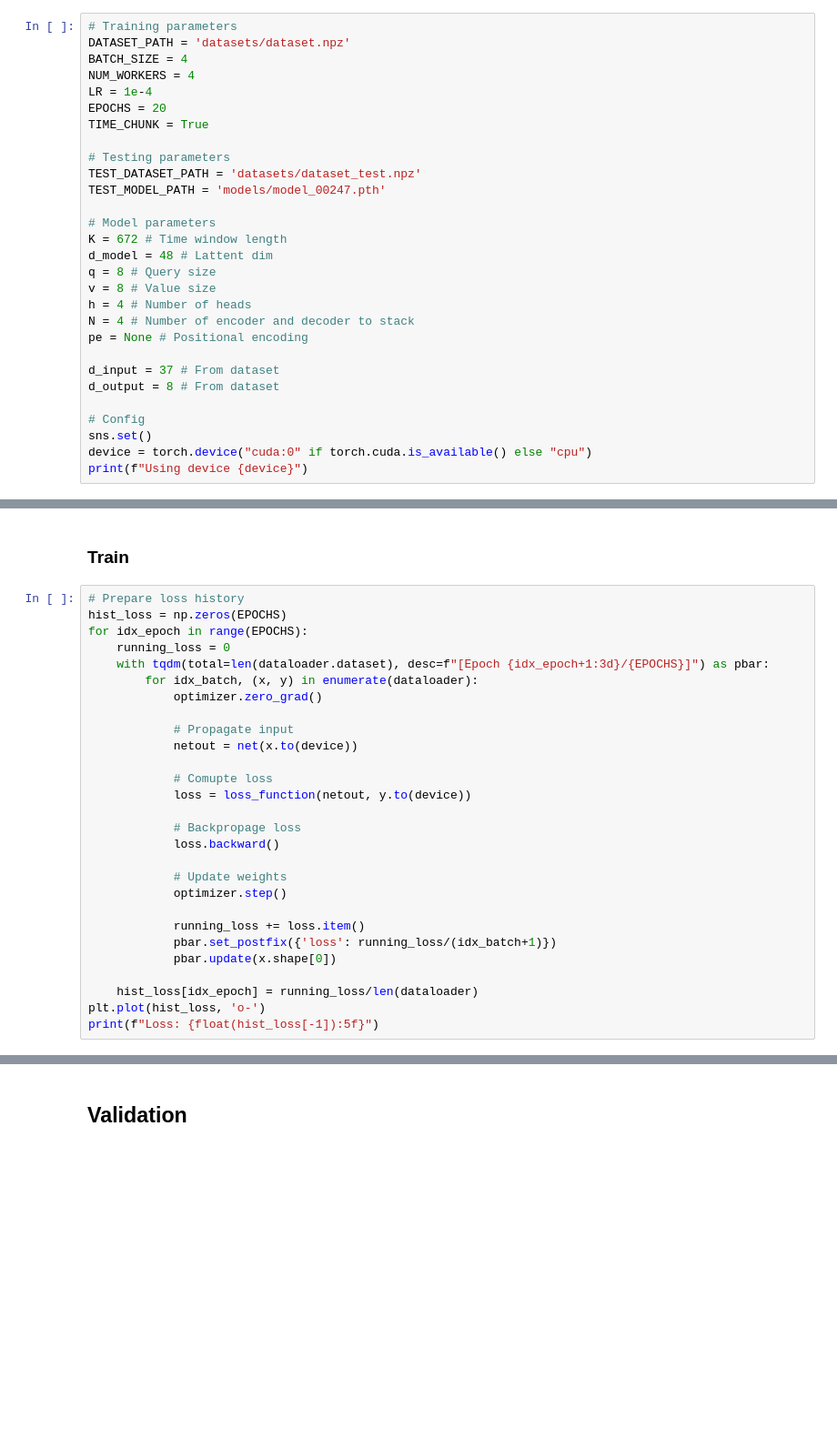
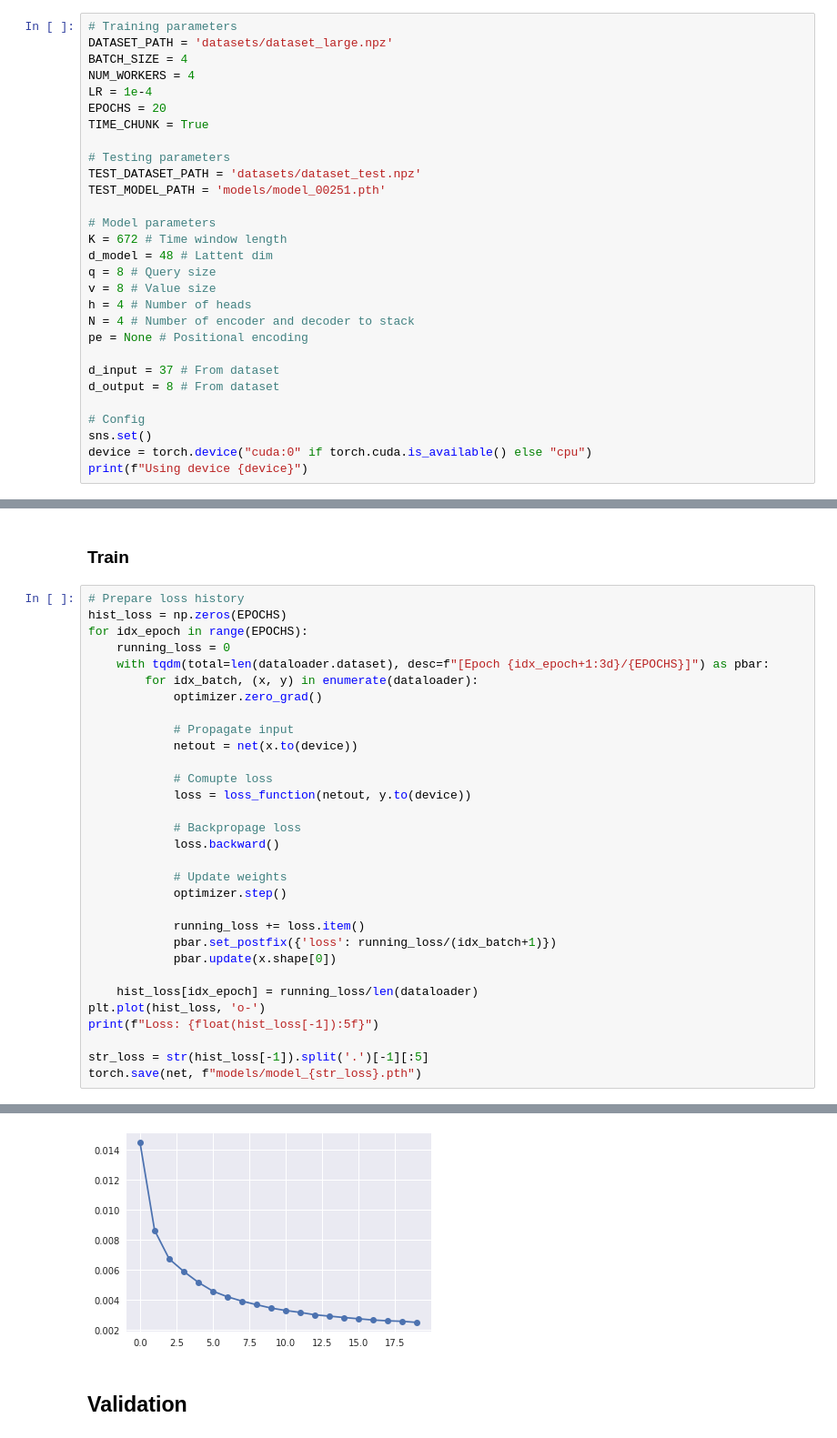
Before and after one commit to maxjcohen/transformer, a Jupyter notebook: training.ipynb, the cells around one changed output, grey strips where cells are left out. Shown at 91% size. Saved outputs shown, nothing was run; the diff lists cells and outputs as text; blank space fills up the shorter version.

Commit message:
Add new training with validation on test dataset

```diff
--- a/training.ipynb
+++ b/training.ipynb
@@ -15,7 +15,7 @@ from src.Transformer import Transformer
 from src.utils import visual_sample
 # %%
 # Training parameters
-DATASET_PATH = 'datasets/dataset.npz'
+DATASET_PATH = 'datasets/dataset_large.npz'
 BATCH_SIZE = 4
 NUM_WORKERS = 4
 LR = 1e-4
@@ -24,7 +24,7 @@ TIME_CHUNK = True
 
 # Testing parameters
 TEST_DATASET_PATH = 'datasets/dataset_test.npz'
-TEST_MODEL_PATH = 'models/model_00247.pth'
+TEST_MODEL_PATH = 'models/model_00251.pth'
 
 # Model parameters
 K = 672 # Time window length
@@ -89,3 +91,7 @@ for idx_epoch in range(EPOCHS):
     hist_loss[idx_epoch] = running_loss/len(dataloader)
 plt.plot(hist_loss, 'o-')
 print(f"Loss: {float(hist_loss[-1]):5f}")
+
+str_loss = str(hist_loss[-1]).split('.')[-1][:5]
+torch.save(net, f"models/model_{str_loss}.pth")
+# %% [output]
@@ -92,3 +99,4 @@ print(f"Loss: {float(hist_loss[-1]):5f}")
+[figure, added]
 # %% [markdown]
 ## Validation
 # %% [markdown]
```
Also changed, not shown: parts of 6 cells of this notebook.
